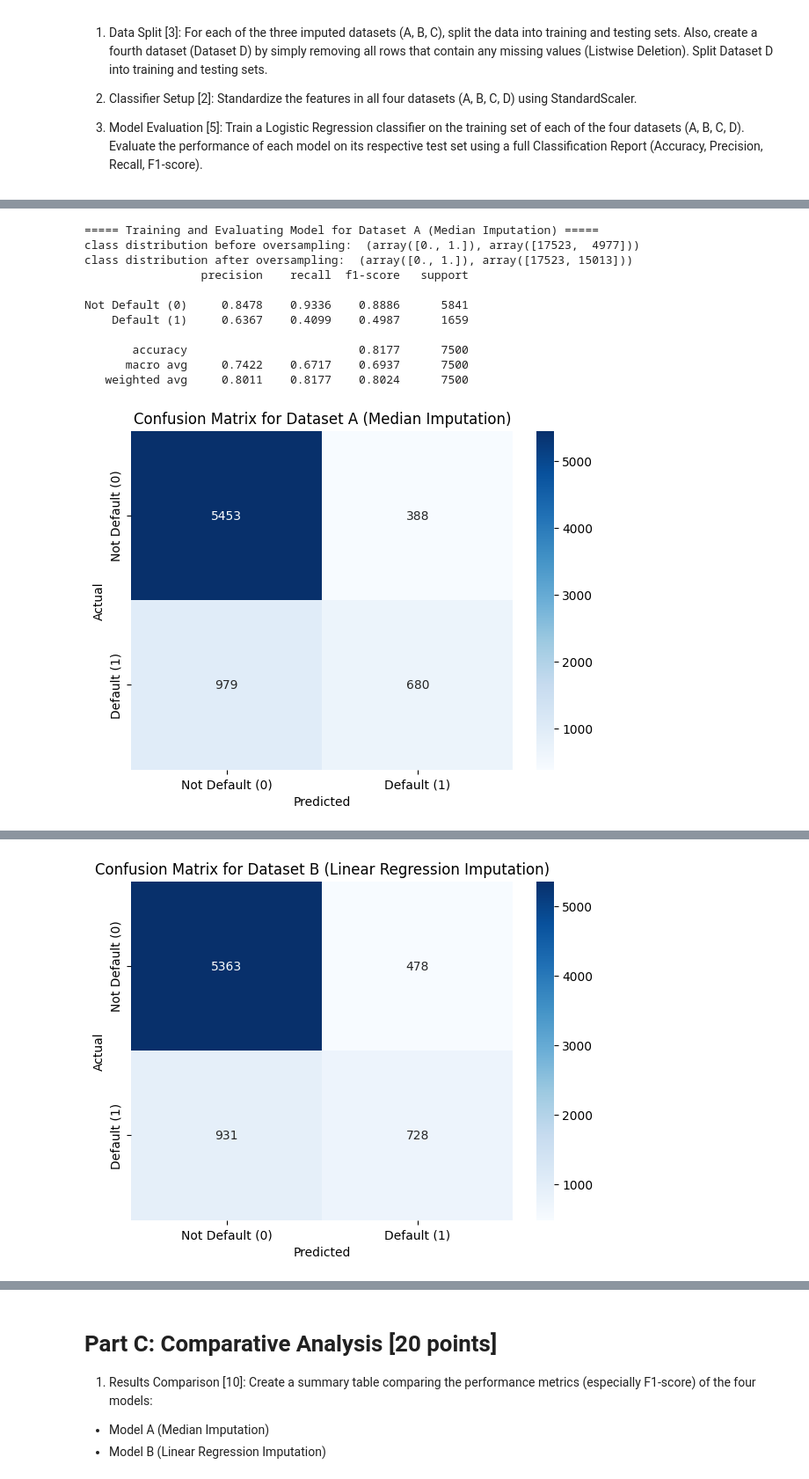
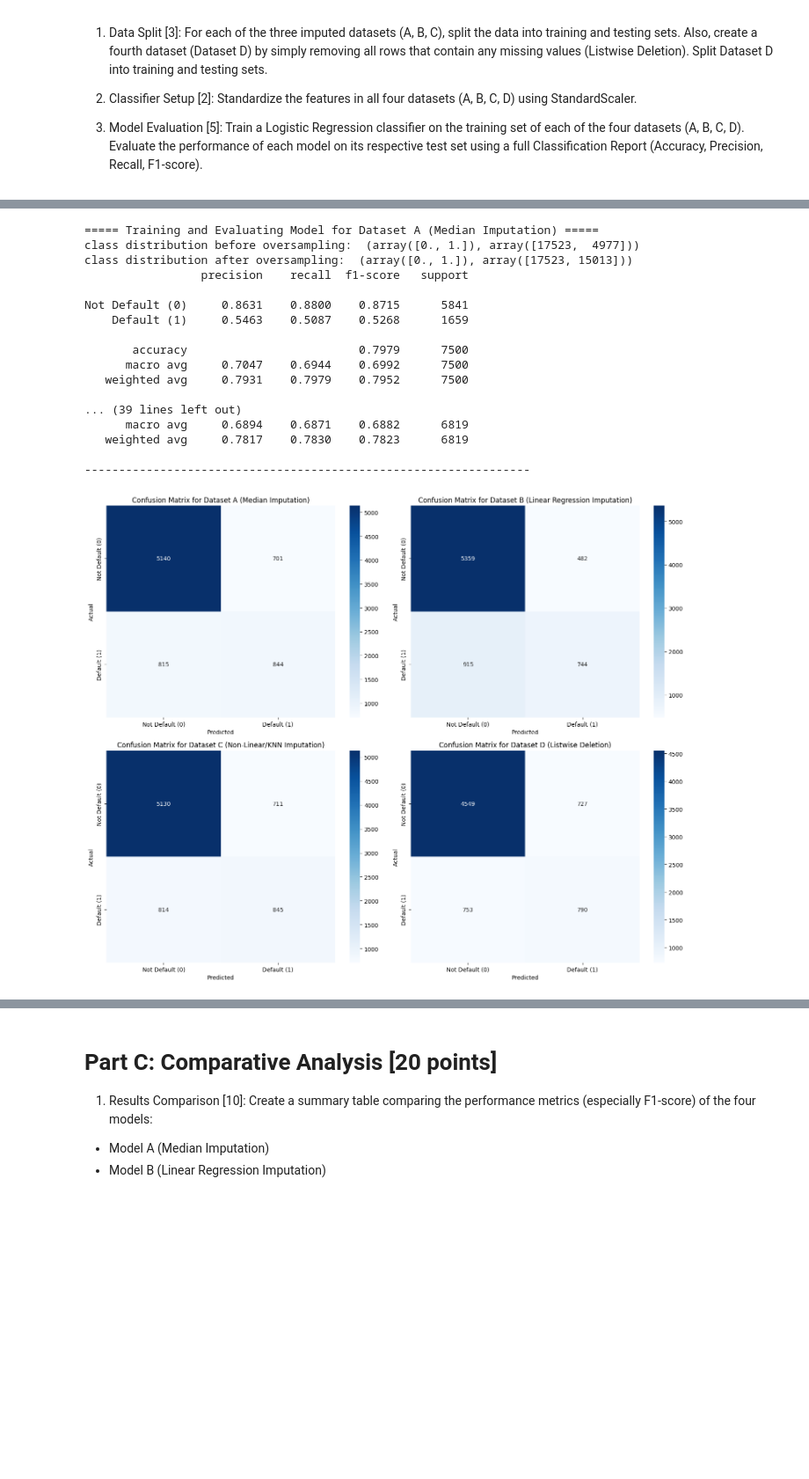
Before and after one commit to harshit-8118/assignment-6-harshit-8118, a Jupyter notebook: main.ipynb, the cells around one changed output, grey strips where cells are left out. Shown at 88% size. Cells and saved outputs as stored; diff of their text form; code cells hidden in the pictures; blank space fills up the shorter version.

Commit message:
improved subplots

```diff
--- a/main.ipynb
+++ b/main.ipynb
@@ -226,7 +246,7 @@ print("Columns selected for MAR missingness:", missing_cols)
 
 
 # Introduce MAR missingness (~8% on average)
-frac_missing = 0.04
+frac_missing = 0.07
 cond_col = "LIMIT_BAL" if "LIMIT_BAL" in df.columns else num_cols[0]
 
 def introduce_mar(series, cond_series, frac, random_state=RANDOM_STATE):
@@ -764,75 +784,91 @@ test_sets = {
     "C (Non-Linear/KNN Imputation)": (split_C['X_test'], split_C['y_test']),
     "D (Listwise Deletion)": (split_D['X_test'], split_D['y_test'])
 }
+import matplotlib.pyplot as plt
+import seaborn as sns
+from sklearn.linear_model import LogisticRegression
+from sklearn.metrics import classification_report, confusion_matrix
+import numpy as np
 
-# A dictionary to store the results for Part C"
+# Assuming cluster_based_oversample and other dependencies are defined elsewhere
+
+# Initialize the subplot figure (2x2)
+fig, axes = plt.subplots(2, 2, figsize=(15, 12))
+axes = axes.flatten()  # Flatten to easily index each subplot
+
 results = {}
 models = {}
-# Iterate through each dataset, train the model, and evaluate
-for name, (X_train, y_train) in train_sets.items():
+
+for i, (name, (X_train, y_train)) in enumerate(train_sets.items()):
     print(f"===== Training and Evaluating Model for Dataset {name} =====")
 
-    # 1. Initialize the Logistic Regression Classifier
-    # Using max_iter=1000 to ensure the model converges
     print('class distribution before oversampling: ', np.unique(y_train, return_counts=True))
 
-    X_train, y_train = cluster_based_oversample(X_train.values, y_train.values, minority_class=1, n_clusters=5, random_state=42)
+    # Perform oversampling
+    X_train_os, y_train_os = cluster_based_oversample(X_train.values, y_train.values, minority_class=1, n_clusters=5, random_state=42)
 
-    print('class distribution after oversampling: ', np.unique(y_train, return_counts=True))
+    print('class distribution after oversampling: ', np.unique(y_train_os, return_counts=True))
 
     log_reg_model = LogisticRegression(random_state=63, max_iter=50000)
 
-    # 2. Train the model on the training data
-    log_reg_model.fit(X_train, y_train)
+    # Train model
+    log_reg_model.fit(X_train_os, y_train_os)
 
-    # 3. Make predictions on the respective test set
+    # Predict on test set
     X_test, y_test = test_sets[name]
     y_pred = log_reg_model.predict(X_test)
 
-    # 4. Generate and print the full Classification Report
-    # The report includes Accuracy, Precision, Recall, and F1-score
+    # Classification report
     report = classification_report(y_test, y_pred, target_names=['Not Default (0)', 'Default (1)'], output_dict=True, digits=4)
     print(classification_report(y_test, y_pred, target_names=['Not Default (0)', 'Default (1)'], digits=4))
-    # Store the F1-score for the positive class ('Default') for Part C
+
+    # Save metrics and model
     results[name] = {
         'Precision': report['Default (1)']['precision'],
         'Recall': report['Default (1)']['recall'],
         'F1-Score': report['Default (1)']['f1-score'],
         'Accuracy': report['accuracy']
     }
     models[name] = log_reg_model
 
+    # Confusion matrix
     cm = confusion_matrix(y_test, y_pred)
 
-    # 2. Create the heatmap plot
-    plt.figure(figsize=(7, 5))
+    # Plot confusion matrix in subplot
     sns.heatmap(cm, annot=True, fmt='d', cmap='Blues',
                 xticklabels=['Not Default (0)', 'Default (1)'],
-                yticklabels=['Not Default (0)', 'Default (1)'])
-
-    plt.title(f'Confusion Matrix for Dataset {name}')
-    plt.ylabel('Actual')
-    plt.xlabel('Predicted')
-    plt.show()
-    # --- End of New Code ---
+                yticklabels=['Not Default (0)', 'Default (1)'],
+                ax=axes[i])
+    axes[i].set_title(f'Confusion Matrix for Dataset {name}')
+    axes[i].set_ylabel('Actual')
+    axes[i].set_xlabel('Predicted')
 
     print("-" * 65 + "\n")
 
+plt.tight_layout()
+plt.show()
 
+# Optionally, access individual model reports outside the loop
 model_A, report_A = model_name[0], results[model_name[0]]
 model_B, report_B = model_name[1], results[model_name[1]]
 model_C, report_C = model_name[2], results[model_name[2]]
 model_D, report_D = model_name[3], results[model_name[3]]
 # %% [output]
 ===== Training and Evaluating Model for Dataset A (Median Imputation) =====
 class distribution before oversampling:  (array([0., 1.]), array([17523,  4977]))
 class distribution after oversampling:  (array([0., 1.]), array([17523, 15013]))
                  precision    recall  f1-score   support
 
-Not Default (0)     0.8478    0.9336    0.8886      5841
-    Default (1)     0.6367    0.4099    0.4987      1659
+Not Default (0)     0.8631    0.8800    0.8715      5841
+    Default (1)     0.5463    0.5087    0.5268      1659
 
-       accuracy                         0.8177      7500
-      macro avg     0.7422    0.6717    0.6937      7500
-   weighted avg     0.8011    0.8177    0.8024      7500
+       accuracy                         0.7979      7500
+      macro avg     0.7047    0.6944    0.6992      7500
+   weighted avg     0.7931    0.7979    0.7952      7500
+
+... (39 lines left out)
+      macro avg     0.6894    0.6871    0.6882      6819
+   weighted avg     0.7817    0.7830    0.7823      6819
+
+-----------------------------------------------------------------
-[figure, old version]
+[figure, new version]
@@ -852 +874,0 @@ Not Default (0)     0.8521    0.9182    0.8839      5841
-[figure, removed]
```
Also changed, not shown: parts of 15 cells of this notebook.
